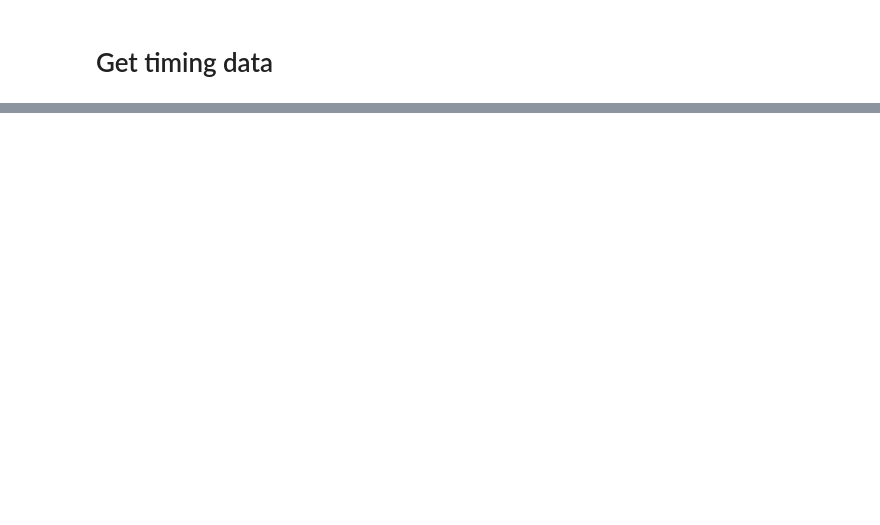
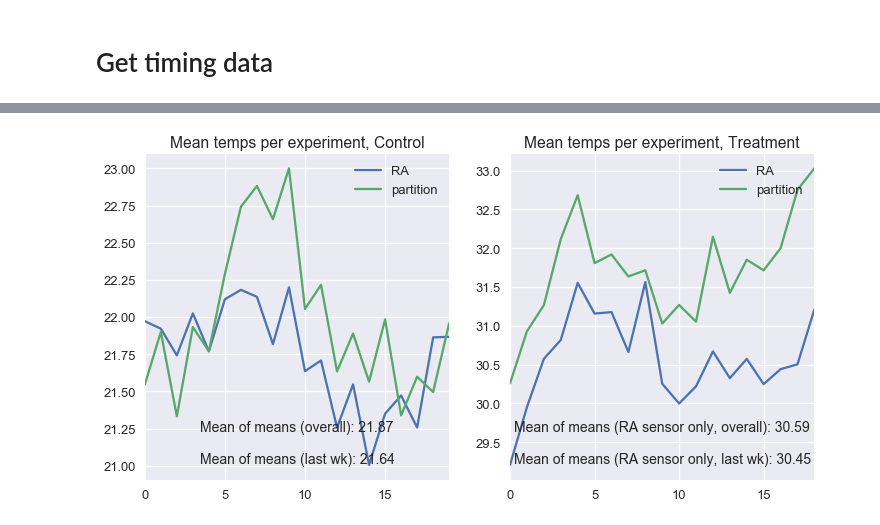
Before and after one commit to bolliger32/berkeley_temp_behavior, a Jupyter notebook: code/notebooks/generic_make_plots.ipynb, the cells around one changed output, grey strips where cells are left out. Drawn from its saved outputs; the diff is of its cells as text; code cells hidden in the pictures; blank space fills up the shorter version.

```diff
--- a/code/notebooks/generic_make_plots.ipynb
+++ b/code/notebooks/generic_make_plots.ipynb
@@ -180,0 +242,11 @@ fig.savefig('../../results/figures/main_experiment/week1_mean_temps.png')
+# %%
+## get means over full experiment
+means = calc_means(dfs,timing_df)
+
+## get means over this week
+means_this_week = calc_means(dfs,full_fig_timing)
+
+## Plot
+plot_means(means)
+# %% [output]
+[figure, added]
```
Also changed, not shown: parts of 10 cells of this notebook.
